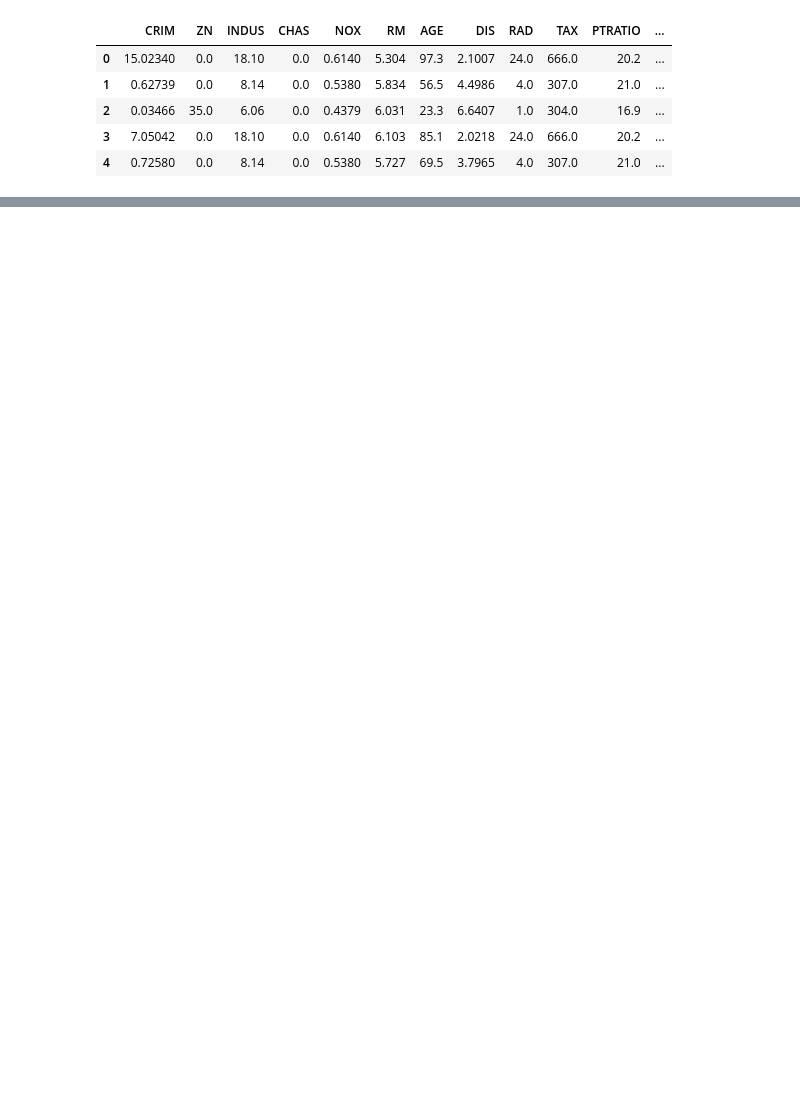
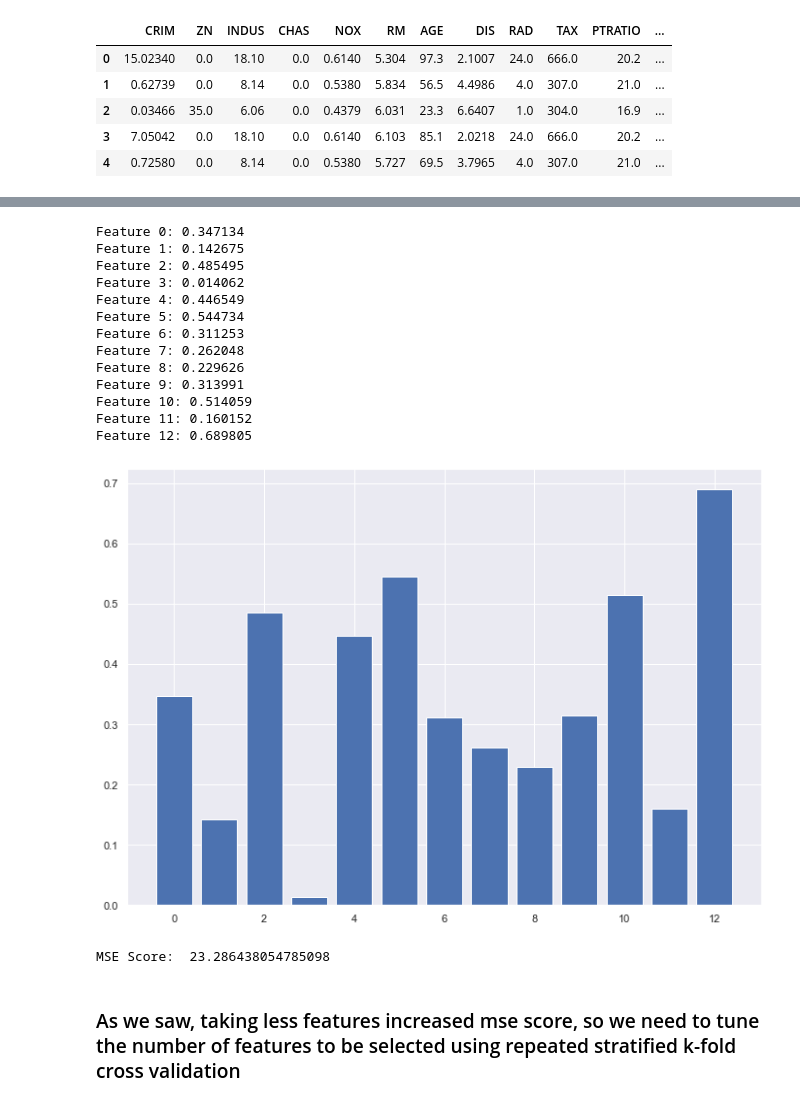
Before and after one commit to samip-thakkar/dphi-datascince-projects, a Jupyter notebook: Boston House/house_price_prediction.ipynb, the cells around one changed output, grey strips where cells are left out. Drawn from its saved outputs; the diff is of its cells as text; code cells hidden in the pictures; blank space fills up the shorter version.

```diff
--- a/Boston House/house_price_prediction.ipynb
+++ b/Boston House/house_price_prediction.ipynb
@@ -16,0 +172,41 @@ boston_data.head()
+# %%
+#Function for mutual info statistics
+from sklearn.feature_selection import mutual_info_regression
+def feature_selection_mutual(X_train, y_train, X_test):
+    fs = SelectKBest(score_func = mutual_info_regression, k = 'all')
+    fs.fit(X_train, y_train)
+    X_train_fs = fs.transform(X_train)
+    X_test_fs = fs.transform(X_test)
+    return X_train_fs, X_test_fs, fs
+# %%
+X_train_fs, X_val_fs, fs = feature_selection_mutual(X_train, y_train, X_val)
+for i in range(len(fs.scores_)):
+    print('Feature %d: %f' % (i, fs.scores_[i]))
+# plot the scores
+plt.bar([i for i in range(len(fs.scores_))], fs.scores_)
+plt.show()
+# %% [output]
+Feature 0: 0.347134
+Feature 1: 0.142675
+Feature 2: 0.485495
+Feature 3: 0.014062
+Feature 4: 0.446549
+Feature 5: 0.544734
+Feature 6: 0.311253
+Feature 7: 0.262048
+Feature 8: 0.229626
+Feature 9: 0.313991
+Feature 10: 0.514059
+Feature 11: 0.160152
+Feature 12: 0.689805
+[figure, added]
+# %%
+lr = LinearRegression()
+model = lr.fit(X_train_fs, y_train)
+y_pred = model.predict(X_val_fs)
+mse_score = mean_squared_error(y_pred, y_val)
+print("MSE Score: ", mse_score)
+# %% [output]
+MSE Score:  23.286438054785098
+# %% [markdown]
+### As we saw, taking less features increased mse score, so we need to tune the number of features to be selected using repeated stratified k-fold cross validation
```
Also changed, not shown: parts of 25 cells of this notebook, 1 other file.
